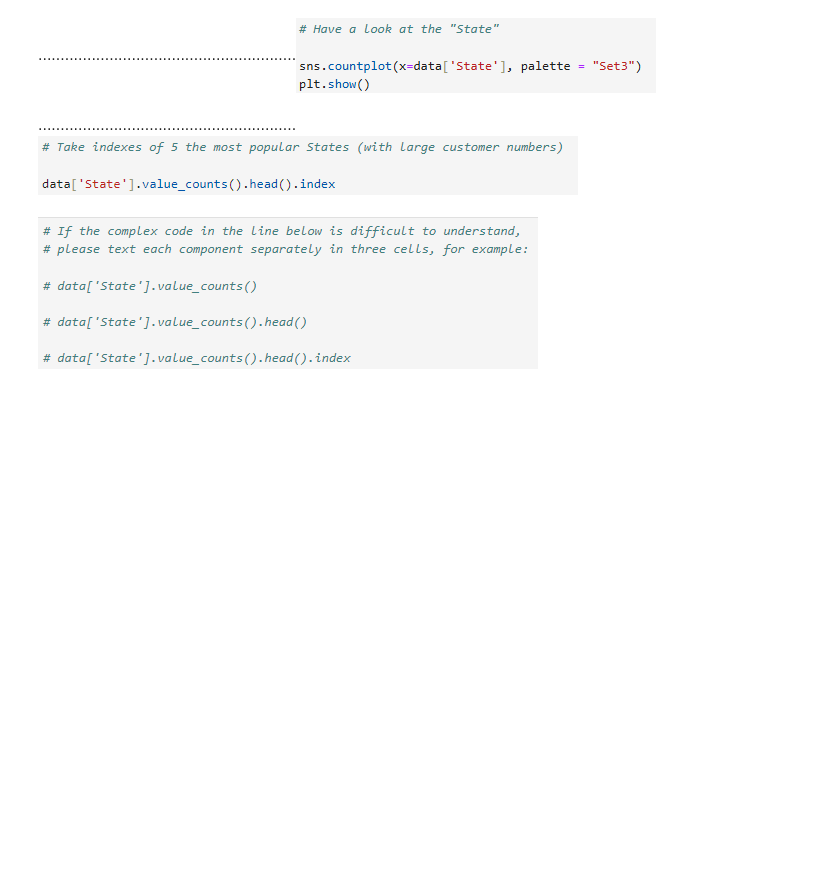
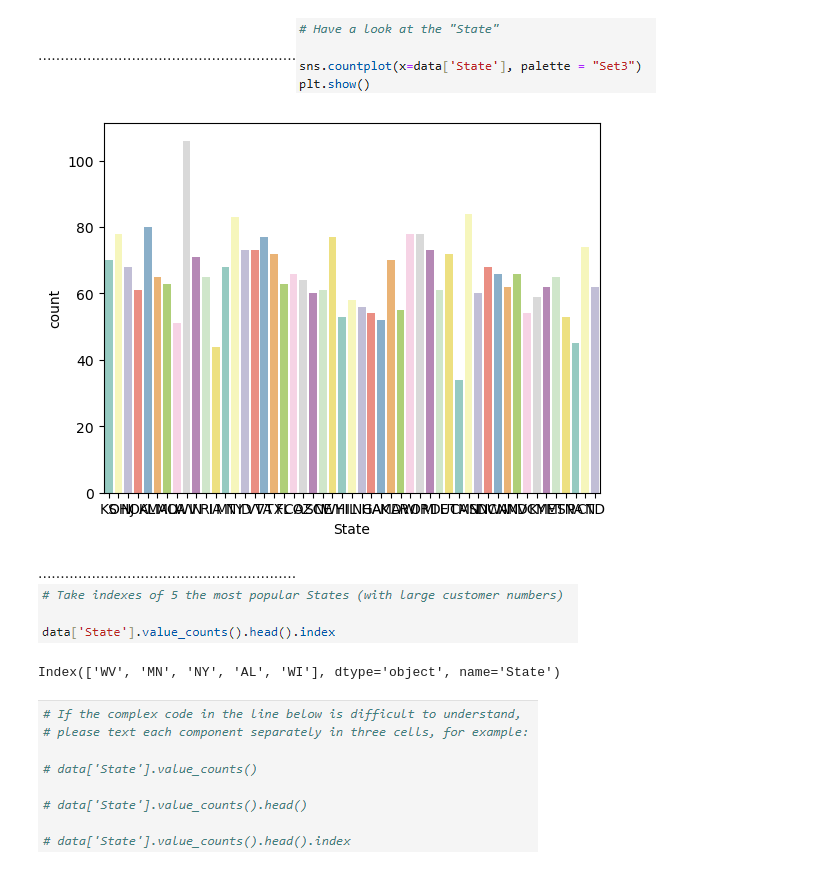
Before and after one commit to jjepkemei/machine_learning-_finance, a Jupyter notebook: Week-3-Pandas-and-Seaborn_ML_in-Finance_Final (2)-checkpoint.ipynb, the cells around one changed output. Drawn from its saved outputs; the diff is of its cells as text; code cells hidden in the pictures; blank space fills up the shorter version.

```diff
--- a/Week-3-Pandas-and-Seaborn_ML_in-Finance_Final (2)-checkpoint.ipynb
+++ b/Week-3-Pandas-and-Seaborn_ML_in-Finance_Final (2)-checkpoint.ipynb
@@ -200,7 +224,16 @@ sns.countplot(x=data['
 # %% [markdown]
 ..........................................................![image.png](attachment:9bddae5b-b47e-4d58-aeff-5c5581ad9f8a.png)
+# %%
+sns.countplot(x=data['State'],palette="Set3")
+plt.show()
+# %% [output]
+[figure, added]
 # %% [markdown]
 ..........................................................![image.png](attachment:d378dafa-f147-4126-b072-5b37ee91012a.png)
+# %%
+data['State'].value_counts().head().index
+# %% [output]
+Index(['WV', 'MN', 'NY', 'AL', 'WI'], dtype='object', name='State')
 # %% [markdown]
 ![image.png](attachment:5536c0df-7147-4eab-b5b1-ffe2b4c1d246.png)
 # %% [markdown]
```
Also changed, not shown: parts of 8 cells of this notebook.
